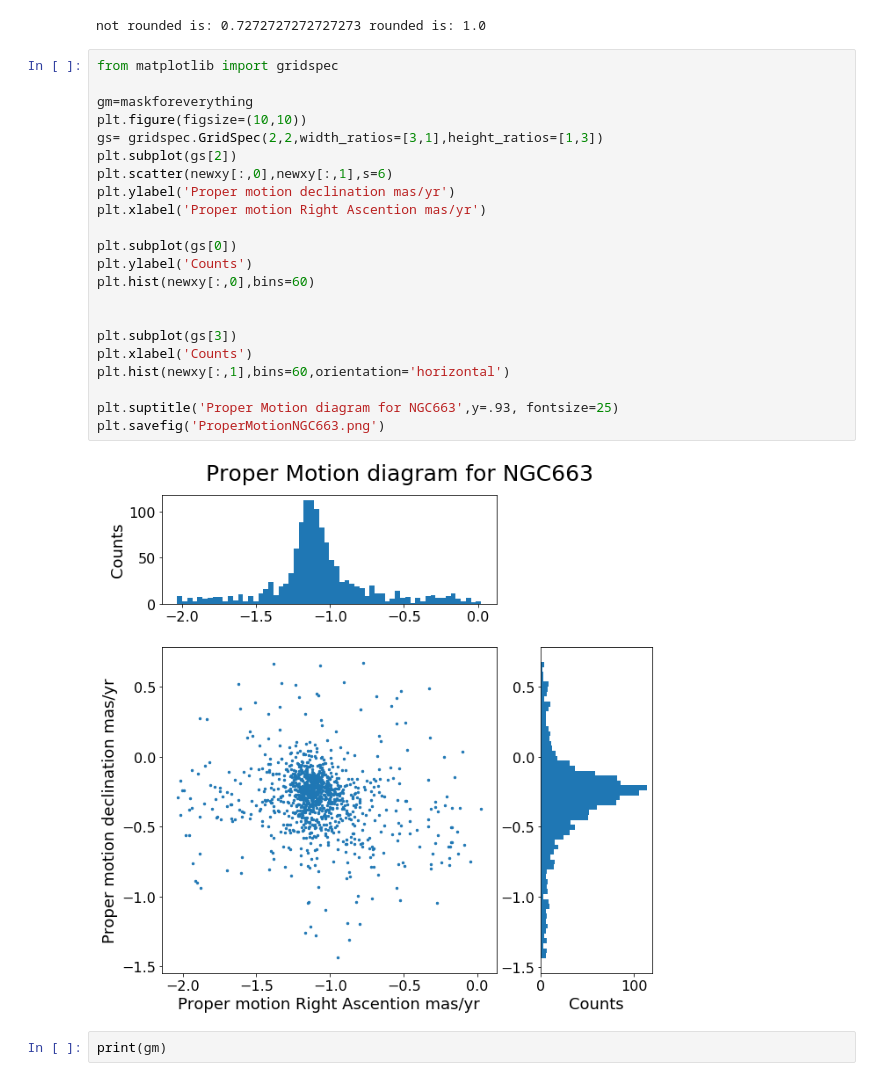
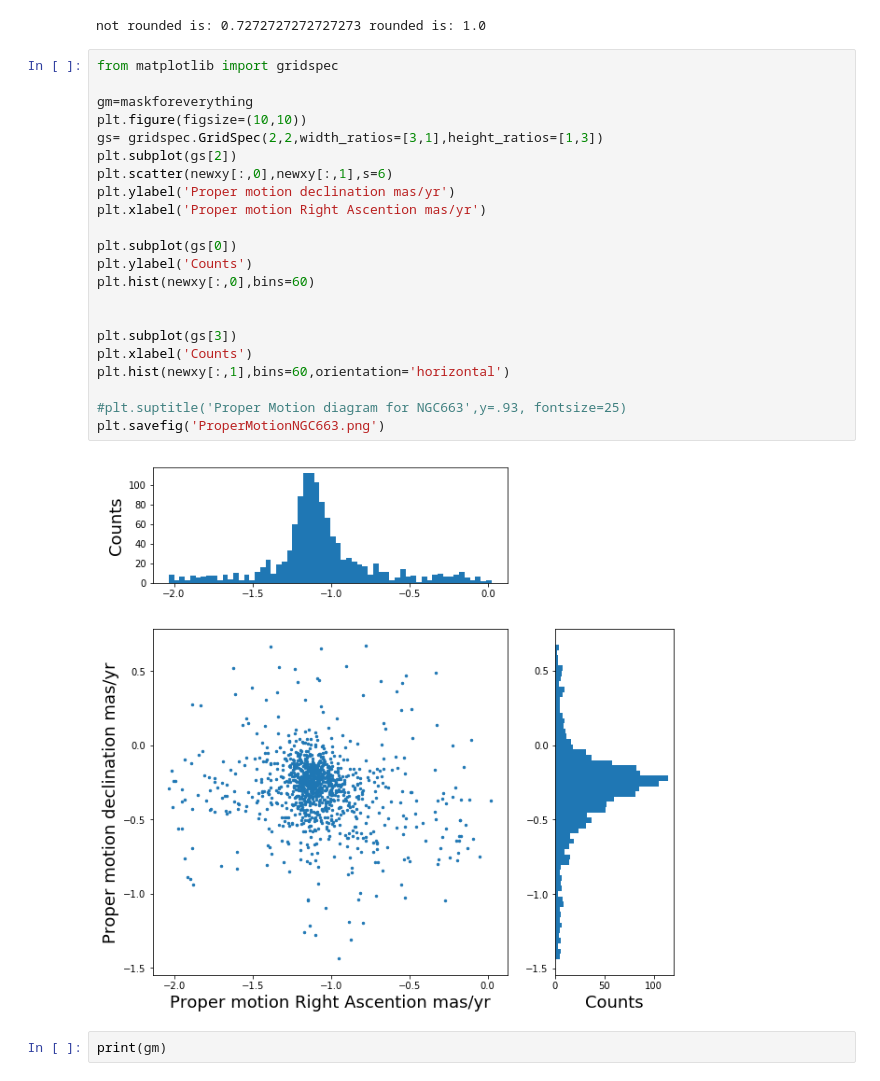
Before and after one commit to Erickmpowell/OU-Research, a Jupyter notebook: Masked Array List.ipynb, the cells around one changed output. Saved outputs shown, nothing was run; the diff lists cells and outputs as text.

```diff
--- a/Masked Array List.ipynb
+++ b/Masked Array List.ipynb
@@ -283,27 +289,27 @@ not rounded is: 0.7272727272727273 rounded is: 1.0
 # %%
 from matplotlib import gridspec
 
 gm=maskforeverything
 plt.figure(figsize=(10,10))
 gs= gridspec.GridSpec(2,2,width_ratios=[3,1],height_ratios=[1,3])
 plt.subplot(gs[2])
 plt.scatter(newxy[:,0],newxy[:,1],s=6)
 plt.ylabel('Proper motion declination mas/yr')
 plt.xlabel('Proper motion Right Ascention mas/yr')
 
 plt.subplot(gs[0])
 plt.ylabel('Counts')
 plt.hist(newxy[:,0],bins=60)
 
 
 plt.subplot(gs[3])
 plt.xlabel('Counts')
 plt.hist(newxy[:,1],bins=60,orientation='horizontal')
 
-plt.suptitle('Proper Motion diagram for NGC663',y=.93, fontsize=25)
+#plt.suptitle('Proper Motion diagram for NGC663',y=.93, fontsize=25)
 plt.savefig('ProperMotionNGC663.png')
 # %% [output]
-[figure, old version]
+[figure, new version]
 # %%
 print(gm)
 # %% [output]
```
Also changed, not shown: parts of 2 cells of this notebook, 2 other files.
